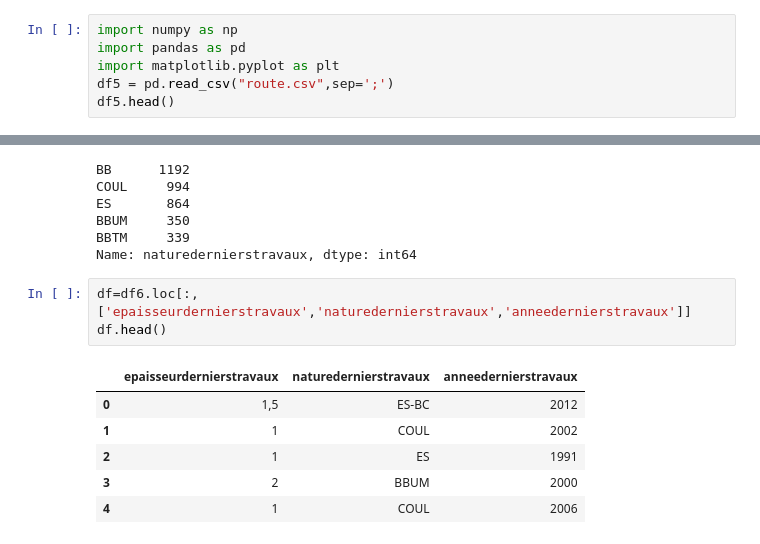
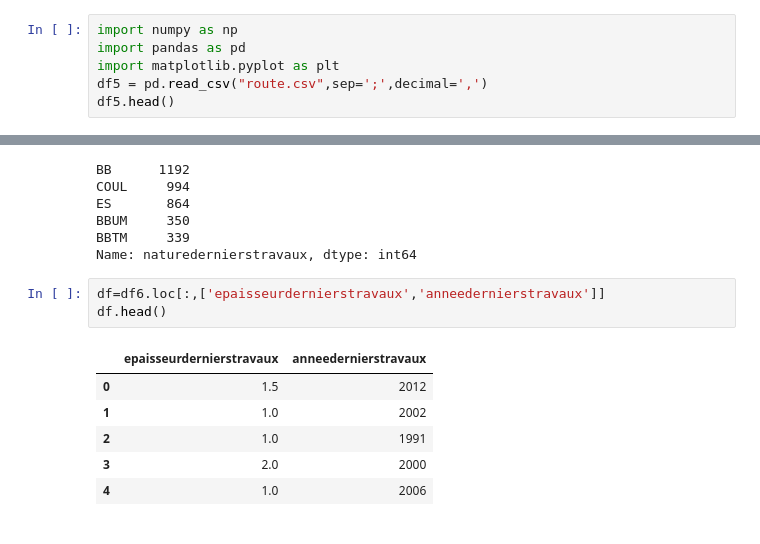
Before and after one commit to MIKPONHOUE/python-final1, a Jupyter notebook: routes.ipynb, the cells around one changed output, grey strips where cells are left out. Cells and saved outputs as stored; diff of their text form.

```diff
--- a/routes.ipynb
+++ b/routes.ipynb
@@ -2,7 +2,7 @@
 import numpy as np
 import pandas as pd
 import matplotlib.pyplot as plt
-df5 = pd.read_csv("route.csv",sep=';')
+df5 = pd.read_csv("route.csv",sep=';',decimal=',')
 df5.head()
 # %% [output]
 |  | entityid | route | rub | age | mois | annee | prd | abd | prf | abf | cumuld | ... |
@@ -58,12 +59,12 @@ BBUM     350
 BBTM     339
 Name: naturedernierstravaux, dtype: int64
 # %%
-df=df6.loc[:,['epaisseurdernierstravaux','naturedernierstravaux','anneedernierstravaux']]
+df=df6.loc[:,['epaisseurdernierstravaux','anneedernierstravaux']]
 df.head()
 # %% [output]
-|  | epaisseurdernierstravaux | naturedernierstravaux | anneedernierstravaux |
-| 0 | 1,5 | ES-BC | 2012 |
-| 1 | 1 | COUL | 2002 |
-| 2 | 1 | ES | 1991 |
-| 3 | 2 | BBUM | 2000 |
-| 4 | 1 | COUL | 2006 |
+|  | epaisseurdernierstravaux | anneedernierstravaux |
+| 0 | 1.5 | 2012 |
+| 1 | 1.0 | 2002 |
+| 2 | 1.0 | 1991 |
+| 3 | 2.0 | 2000 |
+| 4 | 1.0 | 2006 |
```
Also changed, not shown: parts of 10 cells of this notebook.
